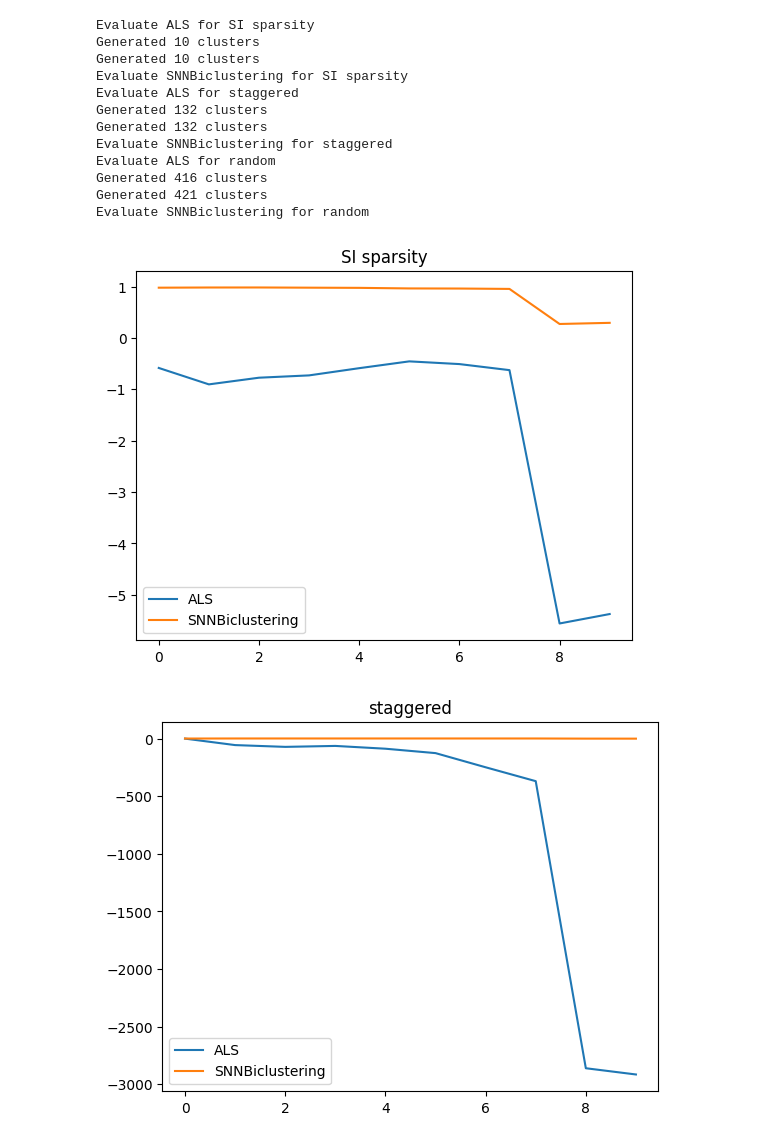
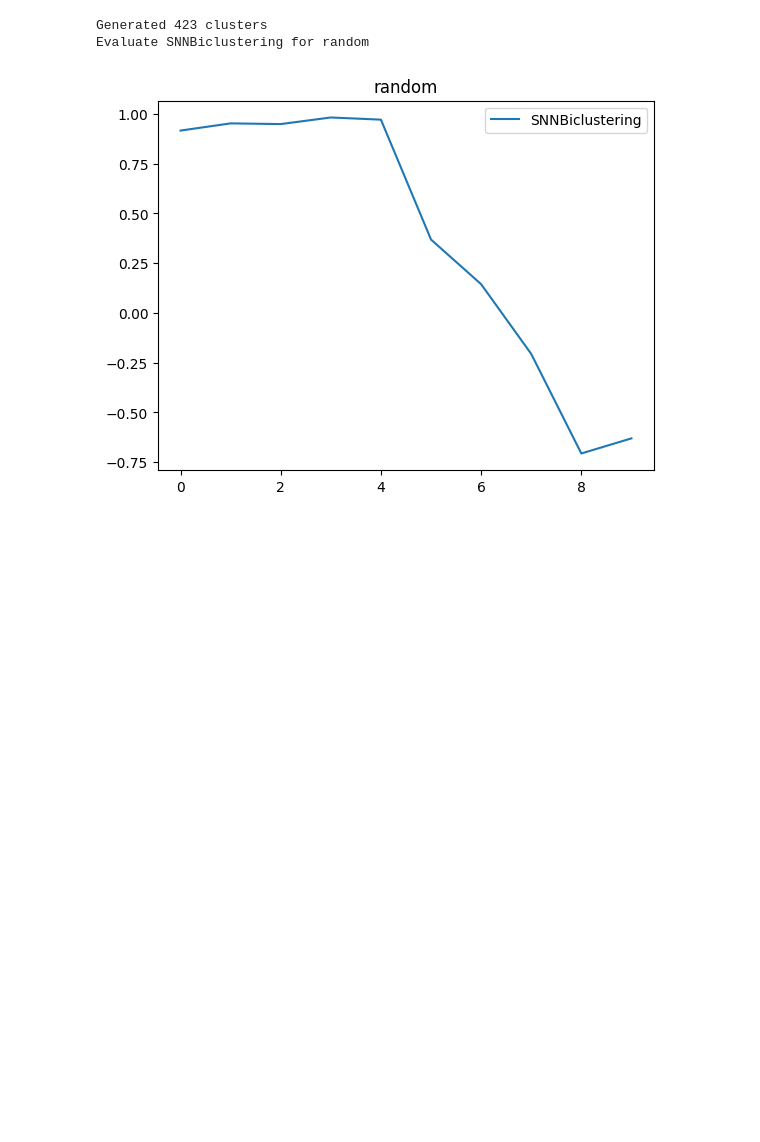
Before and after one commit to AbdullahO/What-If, a Jupyter notebook: eval_drift.ipynb, the cells around one changed output. Saved outputs shown, nothing was run; the diff lists cells and outputs as text; code cells hidden in the pictures; blank space fills up the shorter version.

Commit message:
add regime changes and drift detection (#22)
Co-authored-by: Abdullah <abdullah.o.alomar@gmail.com>

```diff
--- a/eval_drift.ipynb
+++ b/eval_drift.ipynb
@@ -89,7 +89,7 @@ def evaluate_partial(
 
             start = end + 1
 
-    return scores
+    return scores, model
 # %%
 
 
@@ -97,48 +97,38 @@ def evaluate_partial(
 # data examples
 datasets_assignment_generators = [
     sales_data_si_assignment,
     sales_data_staggering_assignment,
     sales_data_random_assignment,
 ]
 data_names = ["SI sparsity", "staggered", "random"]
 num_datasets = len(datasets_assignment_generators)
 
-algorithms = ["ALS", "SNNBiclustering"]
+algorithms = ["SNNBiclustering"]
 chunksize = [200]
 datasize = 2000
 data_gen = get_sales_data
-drifts = [1600]
-repeat = 2
-for k, data_assignment in enumerate(datasets_assignment_generators):
+drifts = [1000]
+repeat = 1
+for k, data_assignment in enumerate(datasets_assignment_generators[:]):
+    if k < 2:continue
     plt.figure()
     plt.title(data_names[k])
     for alg in algorithms:
             for chunk_size in chunksize:
                 ## Temp solution for mask problem
-                r2_scores = evaluate_partial(
+                r2_scores, model = evaluate_partial(
                     data_gen,
                     data_assignment,
                     alg,
                     repeat,
                     datasize,
                     chunk_size,
                     drifts
                 )
                 print(f"Evaluate {alg} for {data_names[k]}")
                 plt.plot(r2_scores.mean(1), label = alg)
     plt.legend()
 # %% [output]
-Evaluate ALS for SI sparsity
-Generated 10 clusters
-Generated 10 clusters
-Evaluate SNNBiclustering for SI sparsity
-Evaluate ALS for staggered
-Generated 132 clusters
-Generated 132 clusters
-Evaluate SNNBiclustering for staggered
-Evaluate ALS for random
-Generated 416 clusters
-Generated 421 clusters
+Generated 423 clusters
 Evaluate SNNBiclustering for random
-[figure, old version]
+[figure, new version]
-[figure, removed]
```
Also changed, not shown: parts of 5 cells of this notebook, 4 other files.
